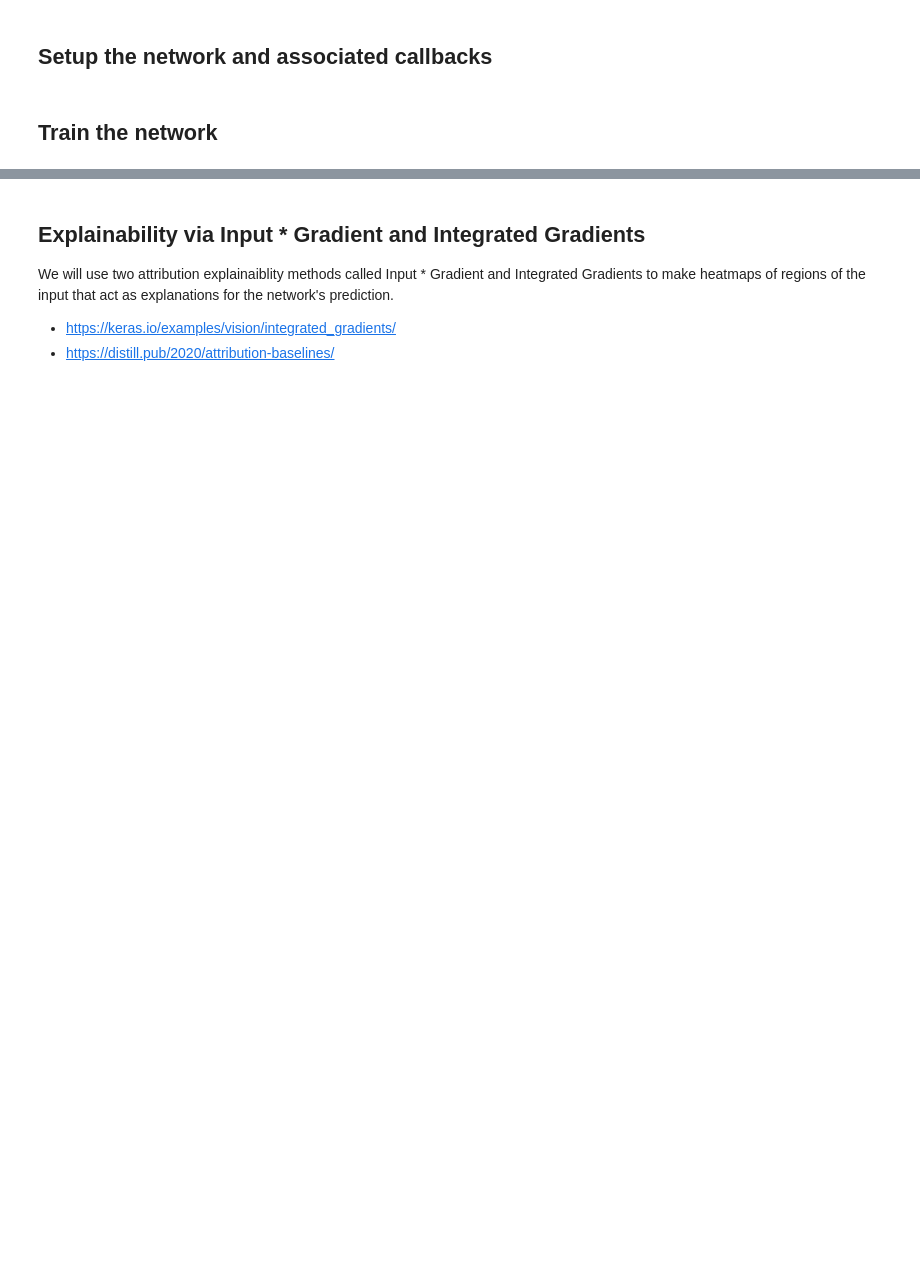
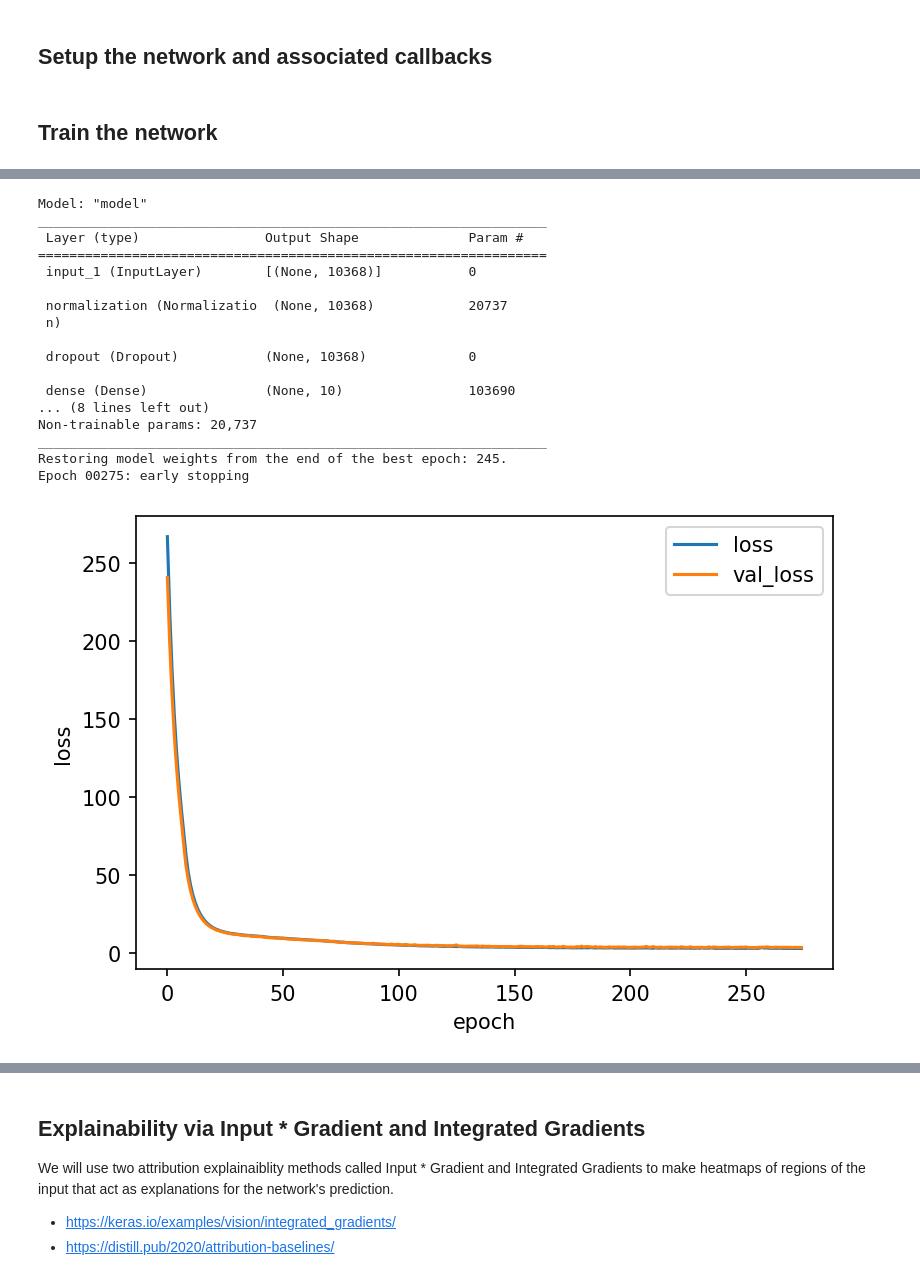
Before and after one commit to eabarnes1010/target_temp_detection, a Jupyter notebook: _train_model.ipynb, the cells around one changed output, grey strips where cells are left out. Drawn from its saved outputs; the diff is of its cells as text; code cells hidden in the pictures; blank space fills up the shorter version.

```diff
--- a/_train_model.ipynb
+++ b/_train_model.ipynb
@@ -66,15 +74,18 @@ filenames = ('tas_Amon_historical_ssp370_CanESM5_r1-10_ncecat_ann_mean_2pt5degre
              'tas_Amon_historical_ssp370_IPSL-CM6A-LR_r1-10_ncecat_ann_mean_2pt5degree.nc',
              'tas_Amon_historical_ssp370_UKESM1-0-LL_r1-10_ncecat_ann_mean_2pt5degree.nc',
              'tas_Amon_historical_ssp370_ACCESS-ESM1-5_r1-10_ncecat_ann_mean_2pt5degree.nc',
+             # 'tas_Amon_historical_ssp126_CanESM5_r1-10_ncecat_ann_mean_2pt5degree.nc',
+             # 'tas_Amon_historical_ssp126_MIROC6_r1-10_ncecat_ann_mean_2pt5degree.nc',
             )
 N_MODELS = len(filenames)
 N_TRAIN, N_VAL, N_TEST = (7,3,0)
 
 TARGET_TEMP = 1.5
-BASELINE_YEARS = ('1850','1899')
-START_YEAR = 1960
+BASELINE_YEARS = ('1850','1899') #('1880','1920')#('1850','1899')
+START_YEAR, END_YEAR = (1970, 2100)
 LAT_START = -90
 REMOVE_MEAN = None # OPTIONS: None, 'weighted', 'raw'
+ANOMALIES = True
 # %% [markdown]
 ## Define the target year and labels
 
@@ -97,11 +108,10 @@ def get_labels(da, plot=False):
     iwarmer = np.where(global_mean.values > baseline_mean.values+TARGET_TEMP)[0]
     target_year = global_mean["time"].values[iwarmer[0]]
 
-
     # plot the calculation to make sure things make sense
     if plot == True:
         for ens in np.arange(0,global_mean_ens.shape[0]):
-            global_mean_ens[ens,:].plot(linewidth=1.0,color="gray")
+            global_mean_ens[ens,:].plot(linewidth=1.0,color="gray",alpha=.5)
         global_mean.plot(linewidth=2,label='data',color="aqua")
         plt.axhline(y=baseline_mean, color='k', linestyle='-', label='baseline temp')
         plt.axhline(y=baseline_mean+TARGET_TEMP, color='tab:blue',linewidth=1., linestyle='--', label='target temp')
@@ -130,6 +140,9 @@ def preprocess_data(da, MEMBERS):
     else:
         new_data = da[MEMBERS,:,i_lat_start:,:]
 
+    if ANOMALIES is True:
+        new_data = new_data - new_data.sel(time=slice('1951','1980')).mean('time')
+
     if REMOVE_MEAN == 'raw':
         new_data = new_data - new_data.mean(("lon","lat"))
     elif REMOVE_MEAN == 'weighted':
@@ -138,17 +151,19 @@ def preprocess_data(da, MEMBERS):
         new_data_weighted = new_data.weighted(weights)
         new_data = new_data - new_data_weighted.mean(("lon","lat"))
 
+
     return new_data
 
 def make_data_split(da, data, f_labels, f_years, labels, years, MEMBERS):
 
+    # process the data, i.e. subtract the mean, etc.
+    new_data = preprocess_data(da, MEMBERS)
+
     # only train on certain samples
-    iyears = np.where(f_years >= START_YEAR)[0]
+    # iyears = np.where(f_years >= START_YEAR)[0]
+    iyears = np.where((f_years >= START_YEAR) & (f_years <= END_YEAR))[0]
     f_years = f_years[iyears]
     f_labels = f_labels[iyears]
-
-    # process the data, i.e. subtract the mean, etc.
-    new_data = preprocess_data(da, MEMBERS)
     new_data = new_data[:,iyears,:,:]
 
     if data is None:
@@ -191,7 +208,7 @@ print(TRAIN_MEMBERS, VAL_MEMBERS, TEST_MEMBERS)
 for f in filenames:
     print(f)
     da = xr.open_dataarray(DATA_DIRECTORY + f)
-    f_labels, f_years, f_target_year = get_labels(da, plot=True)
+    f_labels, f_years, f_target_year = get_labels(da, plot=False)
 
     # create sets of train / validaton / test
     target_years = np.append(target_years,f_target_year)
@@ -282,9 +319,9 @@ def compile_model(x_train):
 SEED = 8889
 LEARNING_RATE = 0.0001
 BATCH_SIZE = 64
-NUM_EPOCHS = 1_000
-HIDDENS = [5,5]
-RIDGE = [.75, 0.]
+NUM_EPOCHS = 10_000
+HIDDENS = [10,10]
+RIDGE = [1., 0.]
 DROP_RATE = 0.0
 ACTIVATIONS = ['relu'] * len(HIDDENS)
 LOSS = 'mae'
@@ -320,3 +357,4 @@ plt.xlabel('epoch')
 plt.ylabel('loss')
 plt.legend()
 plt.show()
+# %% [output]
@@ -323,3 +362,21 @@ plt.show()
+Model: "model"
+_________________________________________________________________
+ Layer (type)                Output Shape              Param #
+=================================================================
+ input_1 (InputLayer)        [(None, 10368)]           0
+
+ normalization (Normalizatio  (None, 10368)            20737
+ n)
+
+ dropout (Dropout)           (None, 10368)             0
+
+ dense (Dense)               (None, 10)                103690
+... (8 lines left out)
+Non-trainable params: 20,737
+_________________________________________________________________
+Restoring model weights from the end of the best epoch: 245.
+Epoch 00275: early stopping
+[figure, added]
 # %%
 predict_train = model.predict(x_train)
 predict_val = model.predict(x_val)
```
Also changed, not shown: parts of 13 cells of this notebook.
